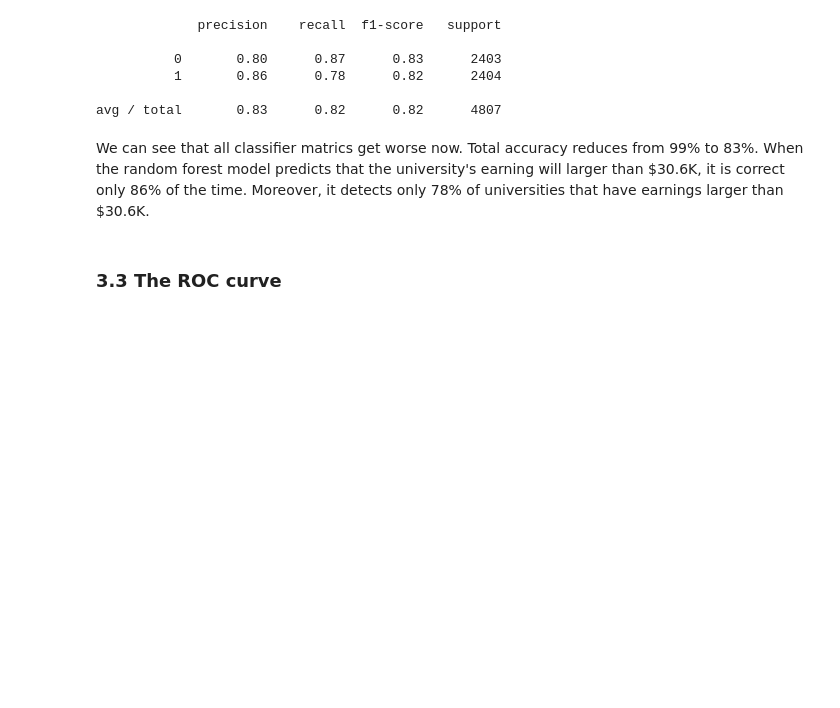
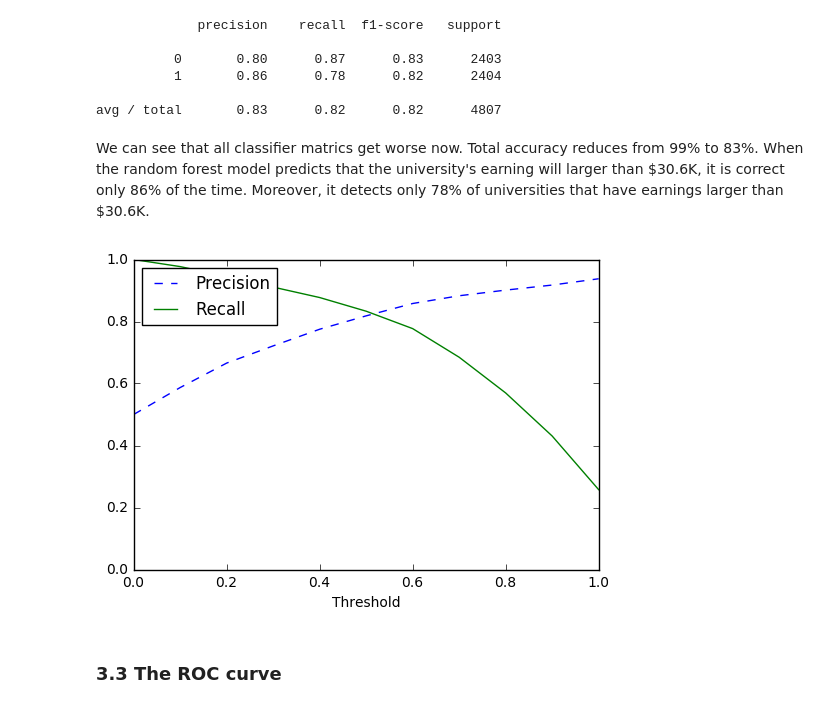
Before and after one commit to zhaodanjie/755, a Jupyter notebook: Assignment2/Assignment2.ipynb, the cells around one changed output. Saved outputs shown, nothing was run; the diff lists cells and outputs as text; code cells hidden in the pictures; blank space fills up the shorter version.

```diff
--- a/Assignment2/Assignment2.ipynb
+++ b/Assignment2/Assignment2.ipynb
@@ -250,5 +258,11 @@ print(classification_report(college_label, pred))
 avg / total       0.83      0.82      0.82      4807
 # %% [markdown]
 We can see that all classifier matrics get worse now. Total accuracy reduces from 99% to 83%. When the random forest model predicts that the university's earning will larger than \$30.6K, it is correct only 86% of the time. Moreover, it detects only 78% of universities that have earnings larger than \$30.6K.
+# %%
+pred_proba = cross_val_predict (rf_clf, college, college_label, cv=3, method='predict_proba') [:,1]
+precisions_rf, recalls_rf, thresholds_rf = precision_recall_curve(college_label,pred_proba)
+plot_precision_recall_vs_threshold(precisions_rf, recalls_rf, thresholds_rf)
+# %% [output]
+[figure, added]
 # %% [markdown]
 ### 3.3 The ROC curve
```
Also changed, not shown: parts of 40 cells of this notebook.
